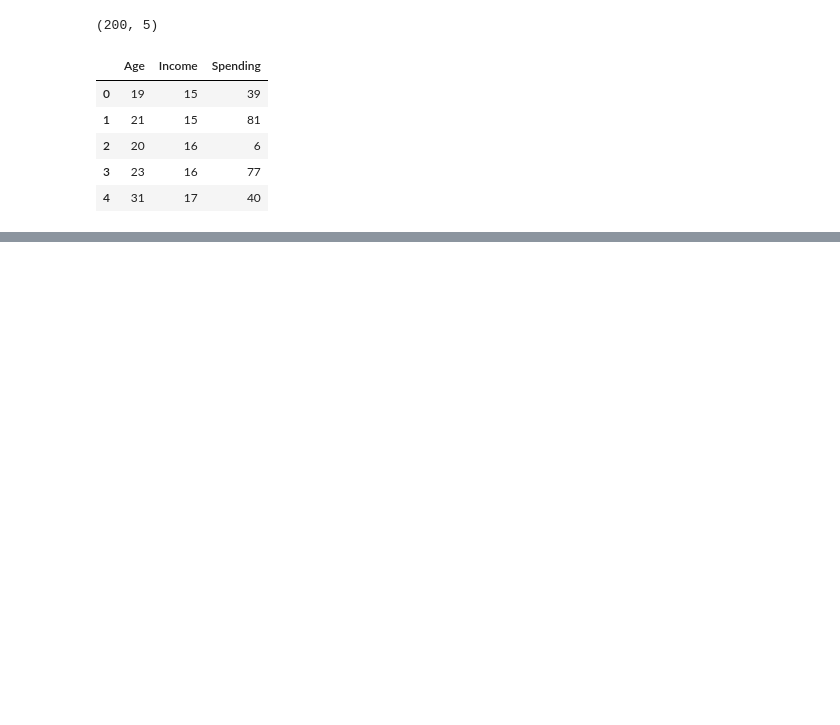
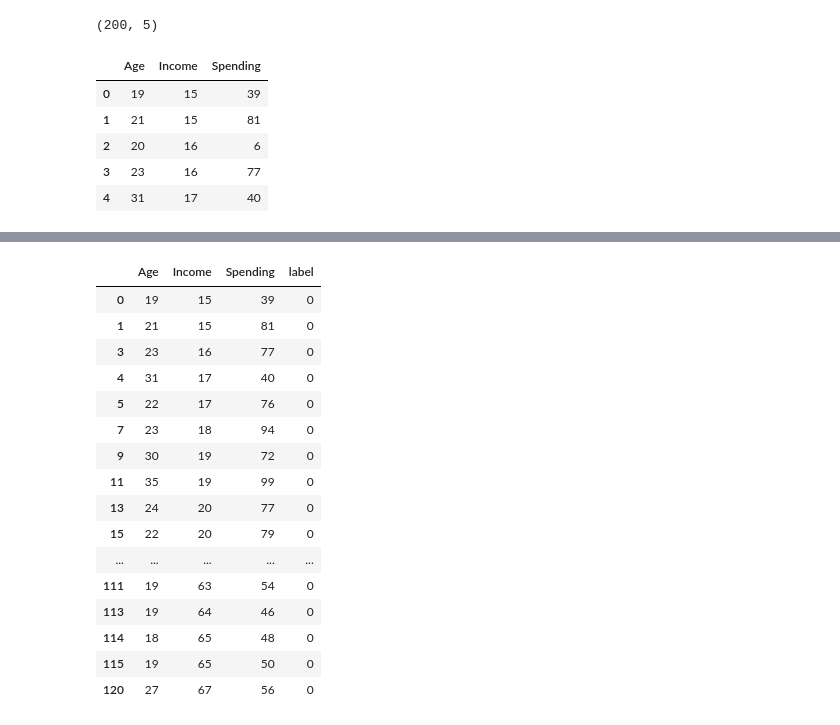
Before and after one commit to payalaggarwal177/ML_7May, a Jupyter notebook: clustering/clustering.ipynb, the cells around one changed output, grey strips where cells are left out. Saved outputs shown, nothing was run; the diff lists cells and outputs as text; code cells hidden in the pictures; blank space fills up the shorter version.

```diff
--- a/clustering/clustering.ipynb
+++ b/clustering/clustering.ipynb
@@ -88,0 +140,3 @@ import plotly.express as ex
+# %%
+labels = best_kmeans.labels_
+labels
@@ -88,0 +154,2 @@ import plotly.express as ex
+# %%
+x['label'] = labels
@@ -88,0 +172,20 @@ import plotly.express as ex
+# %%
+x.query('label == 0')
+# %% [output]
+|  | Age | Income | Spending | label |
+| 0 | 19 | 15 | 39 | 0 |
+| 1 | 21 | 15 | 81 | 0 |
+| 3 | 23 | 16 | 77 | 0 |
+| 4 | 31 | 17 | 40 | 0 |
+| 5 | 22 | 17 | 76 | 0 |
+| 7 | 23 | 18 | 94 | 0 |
+| 9 | 30 | 19 | 72 | 0 |
+| 11 | 35 | 19 | 99 | 0 |
+| 13 | 24 | 20 | 77 | 0 |
+| 15 | 22 | 20 | 79 | 0 |
+| ... | ... | ... | ... | ... |
+| 111 | 19 | 63 | 54 | 0 |
+| 113 | 19 | 64 | 46 | 0 |
+| 114 | 18 | 65 | 48 | 0 |
+| 115 | 19 | 65 | 50 | 0 |
+| 120 | 27 | 67 | 56 | 0 |
```
Also changed, not shown: parts of 18 cells of this notebook, 3 other files.
